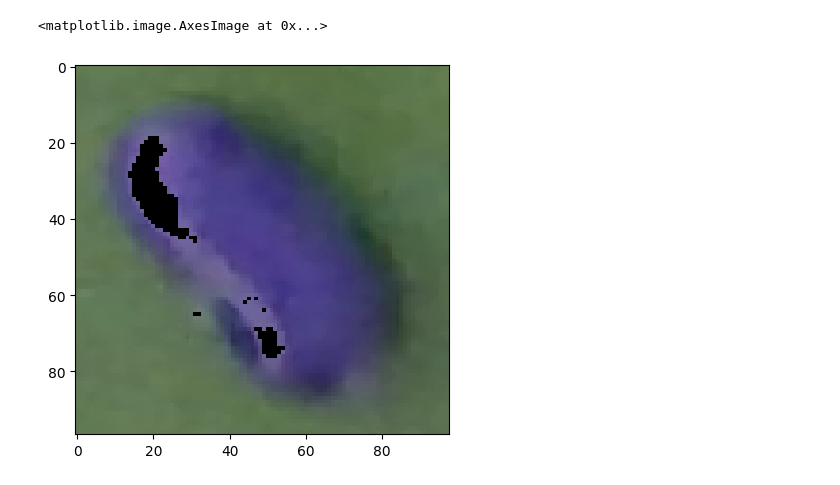
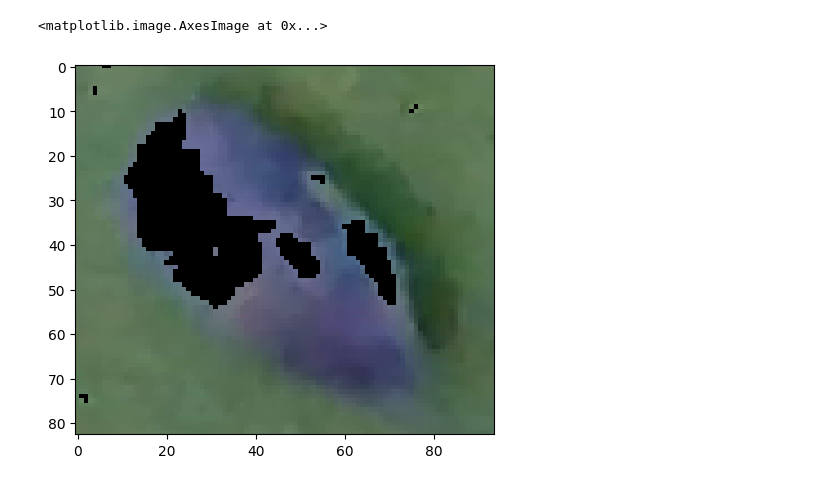
Before and after one commit to qkhanh711/EfficientAD-modify, a Jupyter notebook: visualize.ipynb, the cells around one changed output. Cells and saved outputs as stored; diff of their text form; code cells hidden in the pictures.

```diff
--- a/visualize.ipynb
+++ b/visualize.ipynb
@@ -88,27 +89,27 @@ plt.savefig("true.png")
 # %%
 import cv2
 import numpy as np
 
 # Đường dẫn đến ảnh đầu vào
-input_image_path = "../patchcore-inspection/mvtec_anomaly_detection/bean/test/tear/001.jpg"
+input_image_path = f"../patchcore-inspection/mvtec_anomaly_detection/{cls}/test/tear/{img}.png"
 
 # Đọc ảnh đầu vào sử dụng OpenCV
 input_image = cv2.imread(input_image_path)
 
 # Chuyển ảnh sang độ xám (grayscale)
 gray_image = cv2.cvtColor(input_image, cv2.COLOR_BGR2GRAY)
 
 # Tạo một ảnh người dùng mask để chỉ giữ lại những vùng màu trắng và xám
 mask = cv2.inRange(gray_image, 0, 120)  # 128 là ngưỡng cho màu xám (có thể điều chỉnh)
 result_image = cv2.bitwise_and(input_image, input_image, mask=mask)
 
 # Chuyển những vùng trắng và xám thành màu đen
 result_image[mask == 0] = [0, 0, 0]
 
 plt.imshow(result_image)
 # %% [output]
 <matplotlib.image.AxesImage at 0x...>
-[figure, old version]
+[figure, new version]
 # %%
 import cv2
 import numpy as np
```
Also changed, not shown: parts of 5 cells of this notebook, 2 other files.
